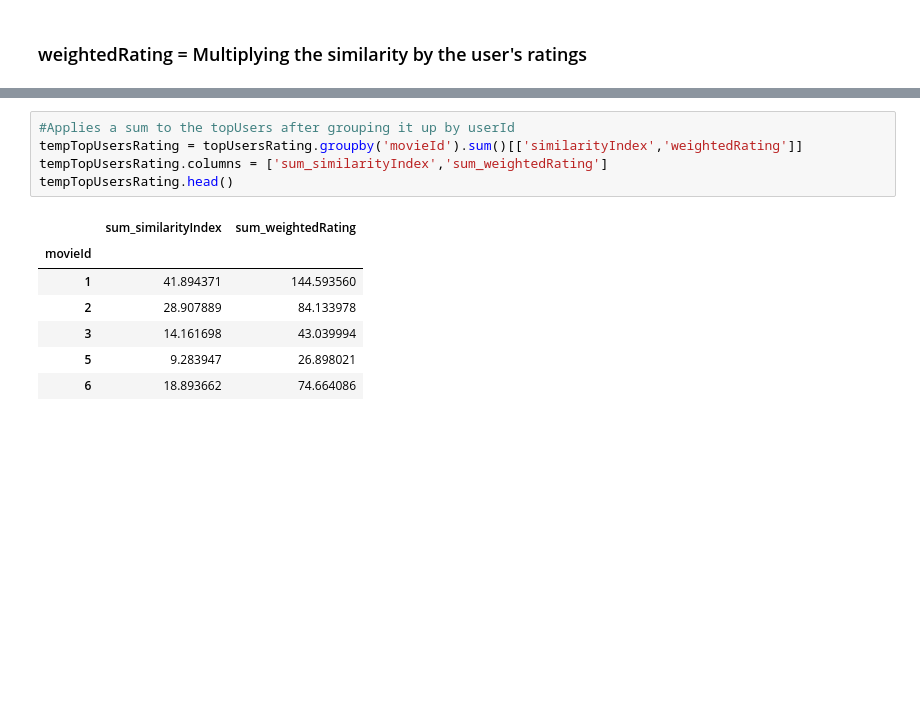
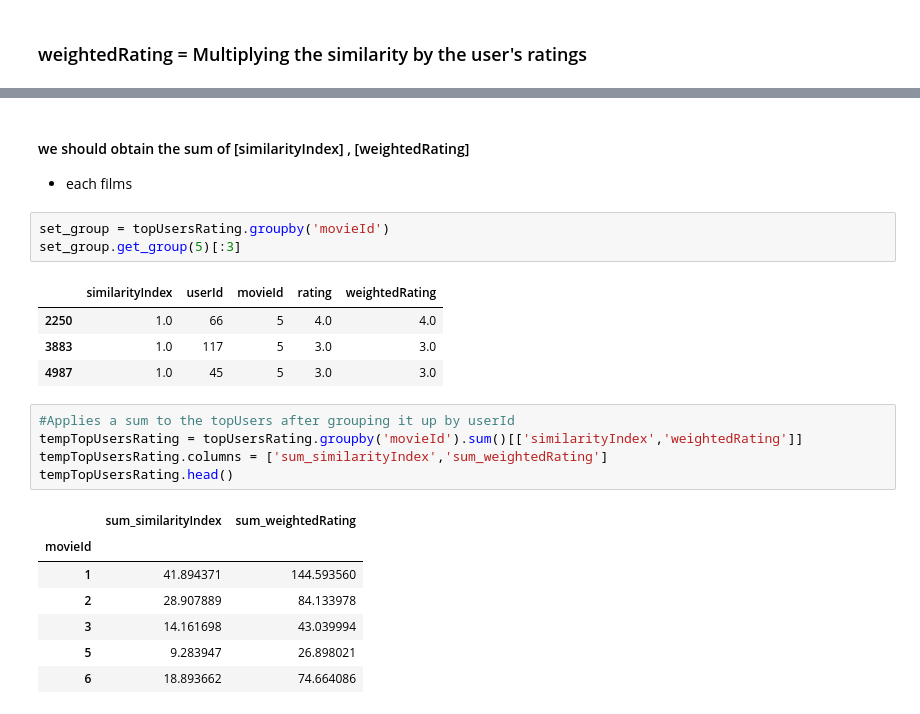
Before and after one commit to mehdisahraeei/ml-project, a Jupyter notebook: 02-projects/Recommender/Collaborative-Filtering-Movies.ipynb, the cells around one changed output, grey strips where cells are left out. Drawn from its saved outputs; the diff is of its cells as text; blank space fills up the shorter version.

```diff
--- a/02-projects/Recommender/Collaborative-Filtering-Movies.ipynb
+++ b/02-projects/Recommender/Collaborative-Filtering-Movies.ipynb
@@ -314,3 +325,14 @@ topUsersRating.head()
+# %% [markdown]
+#### we should obtain the sum of [similarityIndex] , [weightedRating]
+- each films
+# %%
+set_group = topUsersRating.groupby('movieId')
+set_group.get_group(5)[:3]
+# %% [output]
+|  | similarityIndex | userId | movieId | rating | weightedRating |
+| 2250 | 1.0 | 66 | 5 | 4.0 | 4.0 |
+| 3883 | 1.0 | 117 | 5 | 3.0 | 3.0 |
+| 4987 | 1.0 | 45 | 5 | 3.0 | 3.0 |
 # %%
 #Applies a sum to the topUsers after grouping it up by userId
 tempTopUsersRating = topUsersRating.groupby('movieId').sum()[['similarityIndex','weightedRating']]
```
Also changed, not shown: parts of 11 cells of this notebook.
